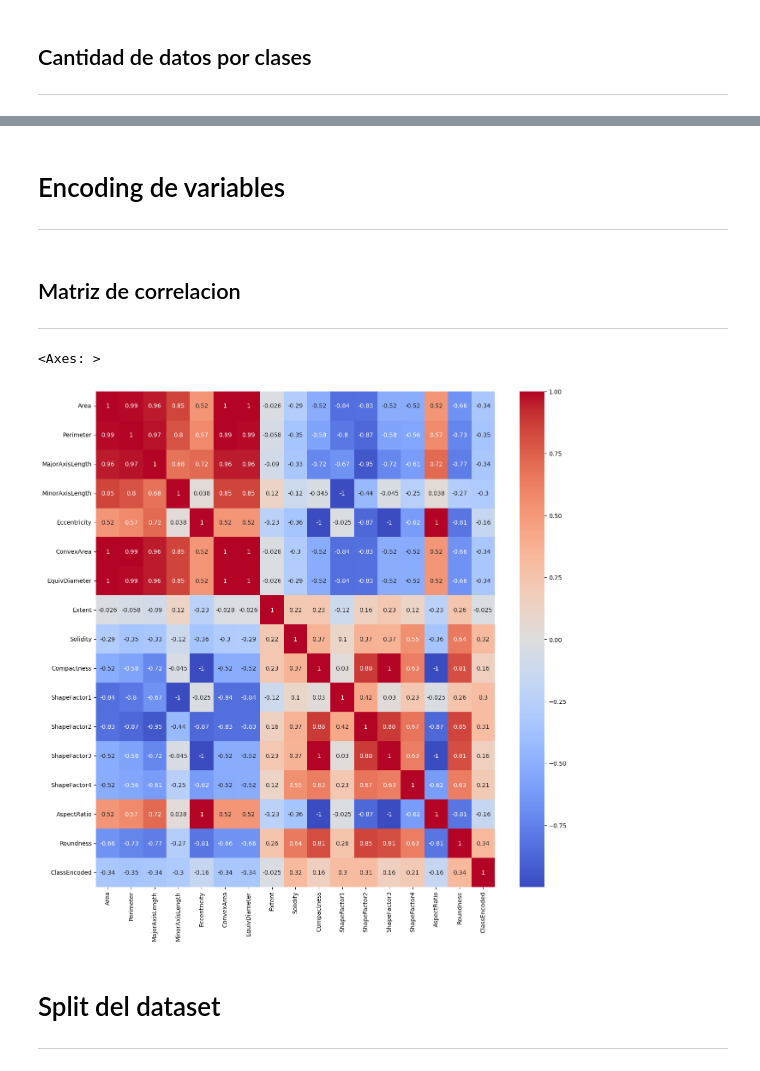
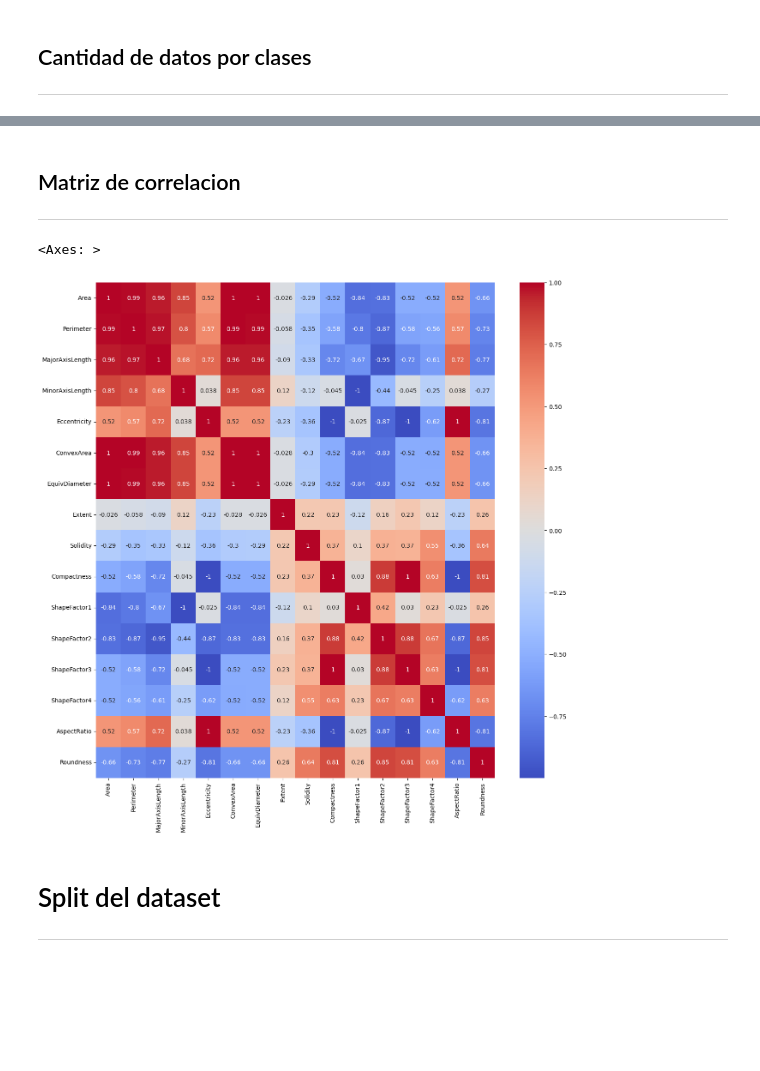
Before and after one commit to amaranto/aa2, a Jupyter notebook: ej2/main.ipynb, the cells around one changed output, grey strips where cells are left out. Cells and saved outputs as stored; diff of their text form; code cells hidden in the pictures; blank space fills up the shorter version.

```diff
--- a/ej2/main.ipynb
+++ b/ej2/main.ipynb
@@ -187,24 +187,15 @@ plt.pie(df_raw["Class"].value_counts(), labels=list(df_raw["Class"].unique()), a
   Text(0.5127329768437321, -0.3116165824486317, '9.7%'),
   Text(0.5956503311402661, -0.0721157611933159, '3.8%')])
 [figure]
-# %% [markdown]
-# Encoding de variables
----
-# %%
-from sklearn.preprocessing import LabelEncoder
-le = LabelEncoder()
-le.fit(df_raw["Class"])
-df_raw["ClassEncoded"] = le.transform(df_raw["Class"])
-df_raw.drop("Class",axis=1, inplace=True)
 # %% [markdown]
 ## Matriz de correlacion
 ---
 # %%
 plt.figure(figsize=(15,15))
-sns.heatmap(df_raw.corr(method="spearman"), annot=True, cmap="coolwarm")
+sns.heatmap(df_raw.drop("Class", axis=1).corr(method="spearman"), annot=True, cmap="coolwarm")
 # %% [output]
 <Axes: >
-[figure, old version]
+[figure, new version]
 # %% [markdown]
 # Split del dataset
 ---
```
Also changed, not shown: parts of 9 cells of this notebook, 1 other file.
